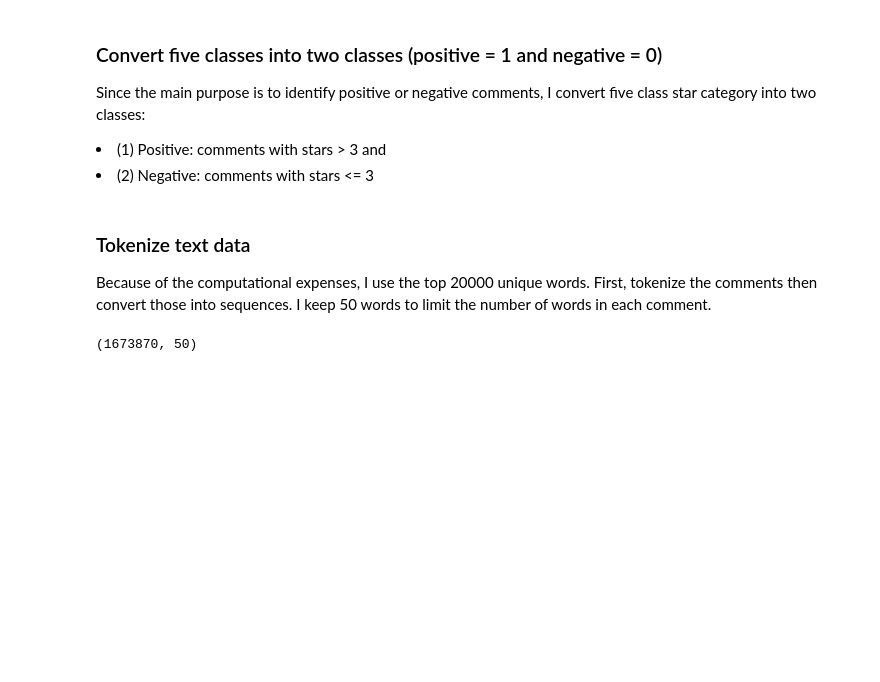
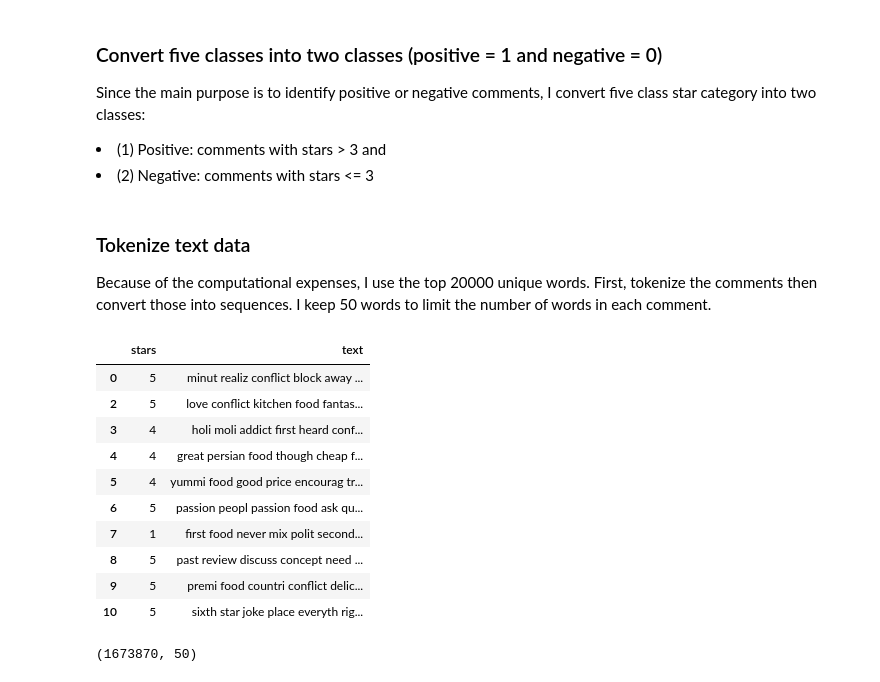
Before and after one commit to msahamed/yelp_comments_classification_nlp, a Jupyter notebook: word_embeddings.ipynb, the cells around one changed output. Cells and saved outputs as stored; diff of their text form; code cells hidden in the pictures; blank space fills up the shorter version.

```diff
--- a/word_embeddings.ipynb
+++ b/word_embeddings.ipynb
@@ -100,3 +138,19 @@ def textNormalize(text):
+# %%
+df['text'] = df['text'].map(lambda x: clean_text(x))
+# %%
+df.head(10)
+# %% [output]
+|  | stars | text |
+| 0 | 5 | minut realiz conflict block away ... |
+| 2 | 5 | love conflict kitchen food fantas... |
+| 3 | 4 | holi moli addict first heard conf... |
+| 4 | 4 | great persian food though cheap f... |
+| 5 | 4 | yummi food good price encourag tr... |
+| 6 | 5 | passion peopl passion food ask qu... |
+| 7 | 1 | first food never mix polit second... |
+| 8 | 5 | past review discuss concept need ... |
+| 9 | 5 | premi food countri conflict delic... |
+| 10 | 5 | sixth star joke place everyth rig... |
 # %%
 vocabulary_size = 20000
 tokenizer = Tokenizer(num_words= vocabulary_size)
```
Also changed, not shown: parts of 22 cells of this notebook.
